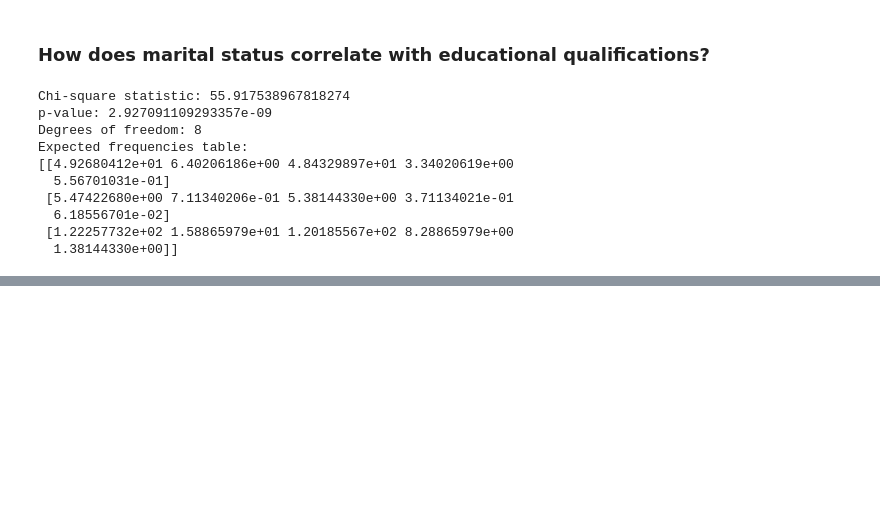
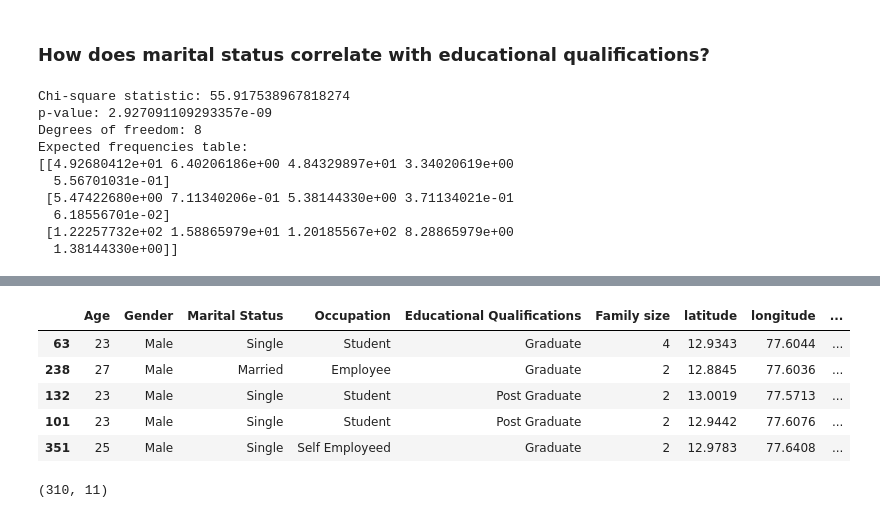
Before and after one commit to ZainFaisal005/DataCraft-Analysis-Vault, a Jupyter notebook: OnlineFoodAnalysis/OnlineFoodAnalysis.ipynb, the cells around one changed output, grey strips where cells are left out. Saved outputs shown, nothing was run; the diff lists cells and outputs as text; code cells hidden in the pictures; blank space fills up the shorter version.

Commit message:
Data Analyst

```diff
--- a/OnlineFoodAnalysis/OnlineFoodAnalysis.ipynb
+++ b/OnlineFoodAnalysis/OnlineFoodAnalysis.ipynb
@@ -95,0 +160,15 @@ Expected frequencies table:
+# %%
+X_train, X_test, y_train, y_test = train_test_split(df.drop(columns='Monthly Income'), df['Monthly Income'], test_size=0.2, random_state=42)
+# %%
+pd.DataFrame(X_train).head()
+# %% [output]
+|  | Age | Gender | Marital Status | Occupation | Educational Qualifications | Family size | latitude | longitude | ... |
+| 63 | 23 | Male | Single | Student | Graduate | 4 | 12.9343 | 77.6044 | ... |
+| 238 | 27 | Male | Married | Employee | Graduate | 2 | 12.8845 | 77.6036 | ... |
+| 132 | 23 | Male | Single | Student | Post Graduate | 2 | 13.0019 | 77.5713 | ... |
+| 101 | 23 | Male | Single | Student | Post Graduate | 2 | 12.9442 | 77.6076 | ... |
+| 351 | 25 | Male | Single | Self Employeed | Graduate | 2 | 12.9783 | 77.6408 | ... |
+# %%
+X_train.shape
+# %% [output]
+(310, 11)
```
Also changed, not shown: parts of 22 cells of this notebook.
